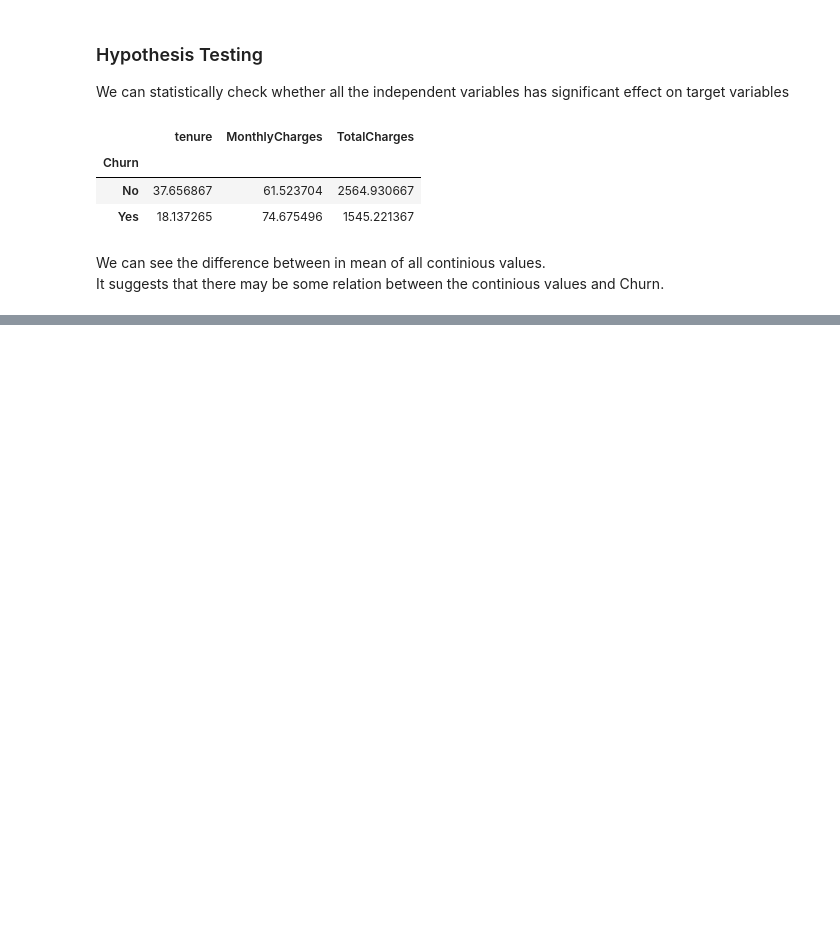
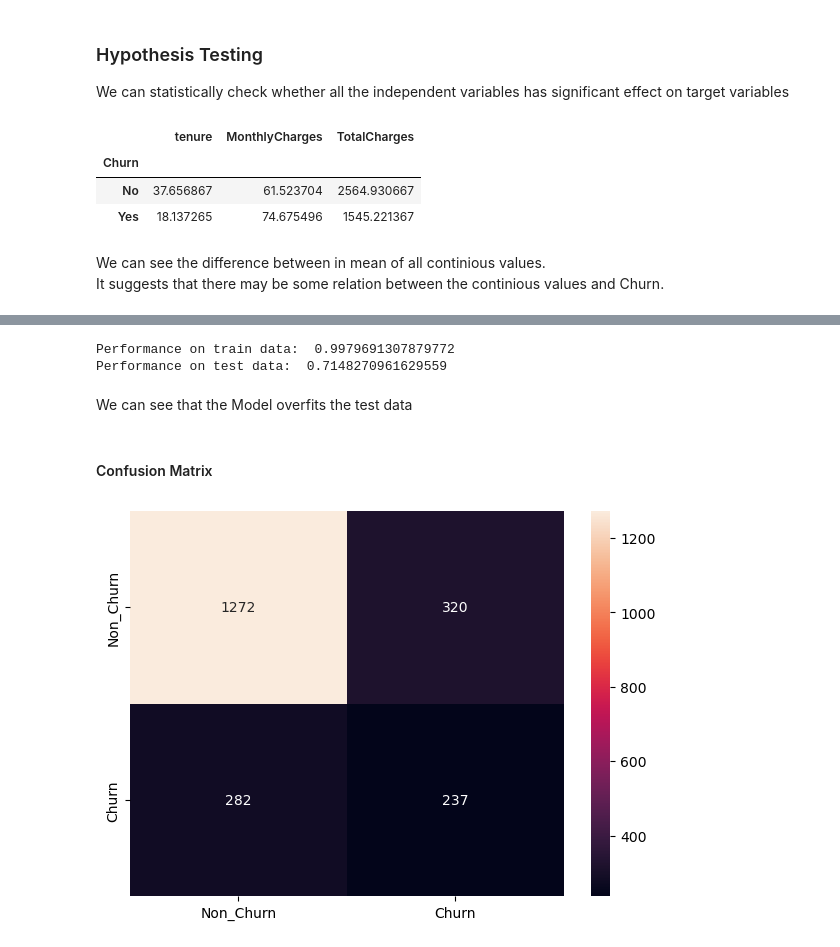
Before and after one commit to Vaibhav091416/Churn-Prediction-Using-Ensamle-learning, a Jupyter notebook: notebook/ml.ipynb, the cells around one changed output, grey strips where cells are left out. Drawn from its saved outputs; the diff is of its cells as text; code cells hidden in the pictures; blank space fills up the shorter version.

```diff
--- a/notebook/ml.ipynb
+++ b/notebook/ml.ipynb
@@ -125,0 +251,3 @@ array(['tenure', 'MonthlyCharges', 'TotalCharges'], dtype=object)
+# %%
+x=df.drop(columns='Churn')
+y=df['Churn']
@@ -125,0 +256,2 @@ array(['tenure', 'MonthlyCharges', 'TotalCharges'], dtype=object)
+# %%
+x_train,x_test,y_train,y_test=train_test_split(x,y,test_size=0.3,random_state=3)
@@ -125,0 +263,21 @@ array(['tenure', 'MonthlyCharges', 'TotalCharges'], dtype=object)
+# %%
+model_dt=DecisionTreeClassifier()
+model_dt.fit(x_train,y_train)
+y_pred=model_dt.predict(x_test)
+print("Performance on train data: ",model_dt.score(x_train,y_train))
+print("Performance on test data: ",model_dt.score(x_test,y_test))
+# %% [output]
+Performance on train data:  0.9979691307879772
+Performance on test data:  0.7148270961629559
+# %% [markdown]
+We can see that the Model overfits the test data
+# %% [markdown]
+#### Confusion Matrix
+# %%
+cm=confusion_matrix(y_test,y_pred,labels=[0,1])
+df_cm=pd.DataFrame(cm,index= ['Non_Churn','Churn'],columns=['Non_Churn','Churn'])
+plt.figure(figsize=(7,5))
+sns.heatmap(df_cm,annot=True,fmt='g')
+plt.show()
+# %% [output]
+[figure, added]
```
Also changed, not shown: parts of 94 cells of this notebook, 9 other files.
